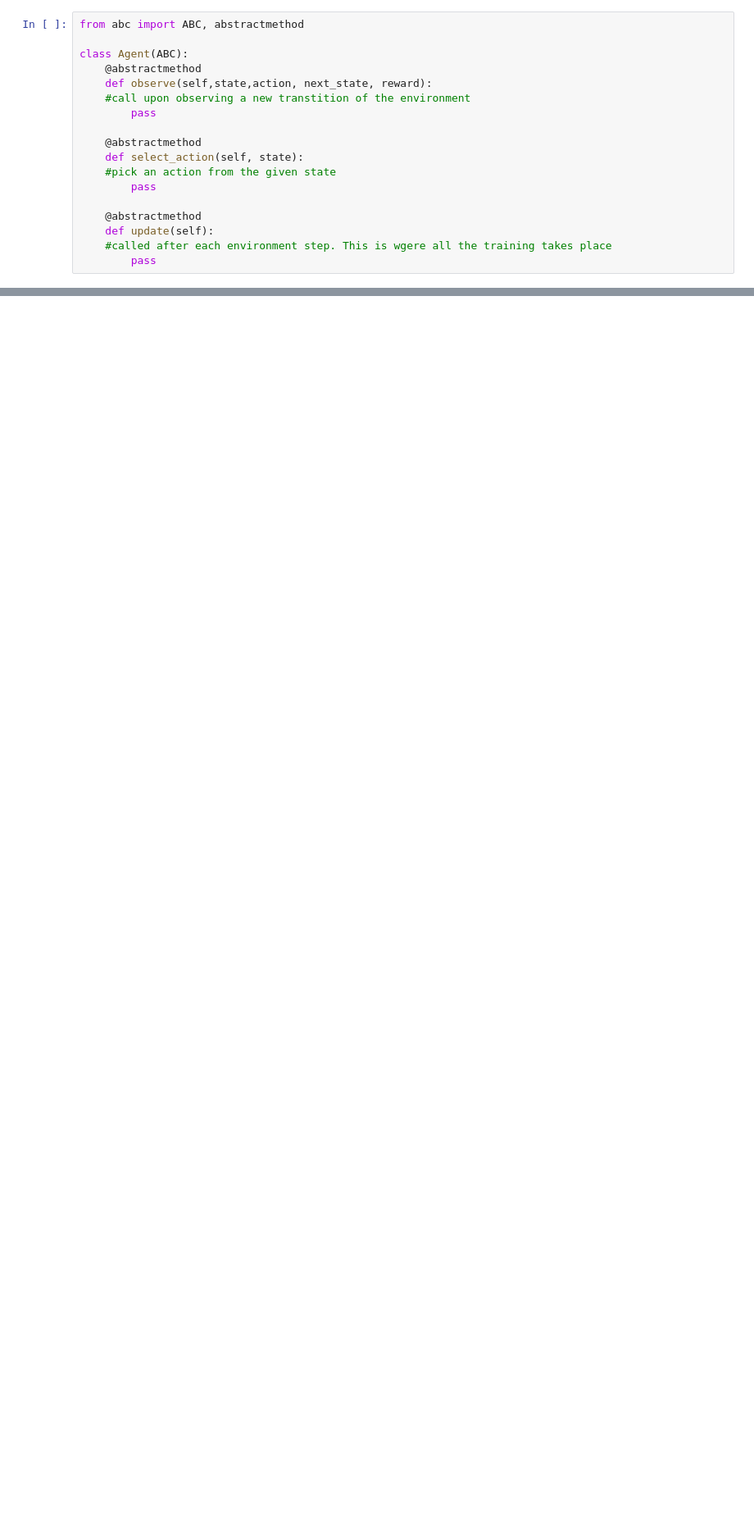
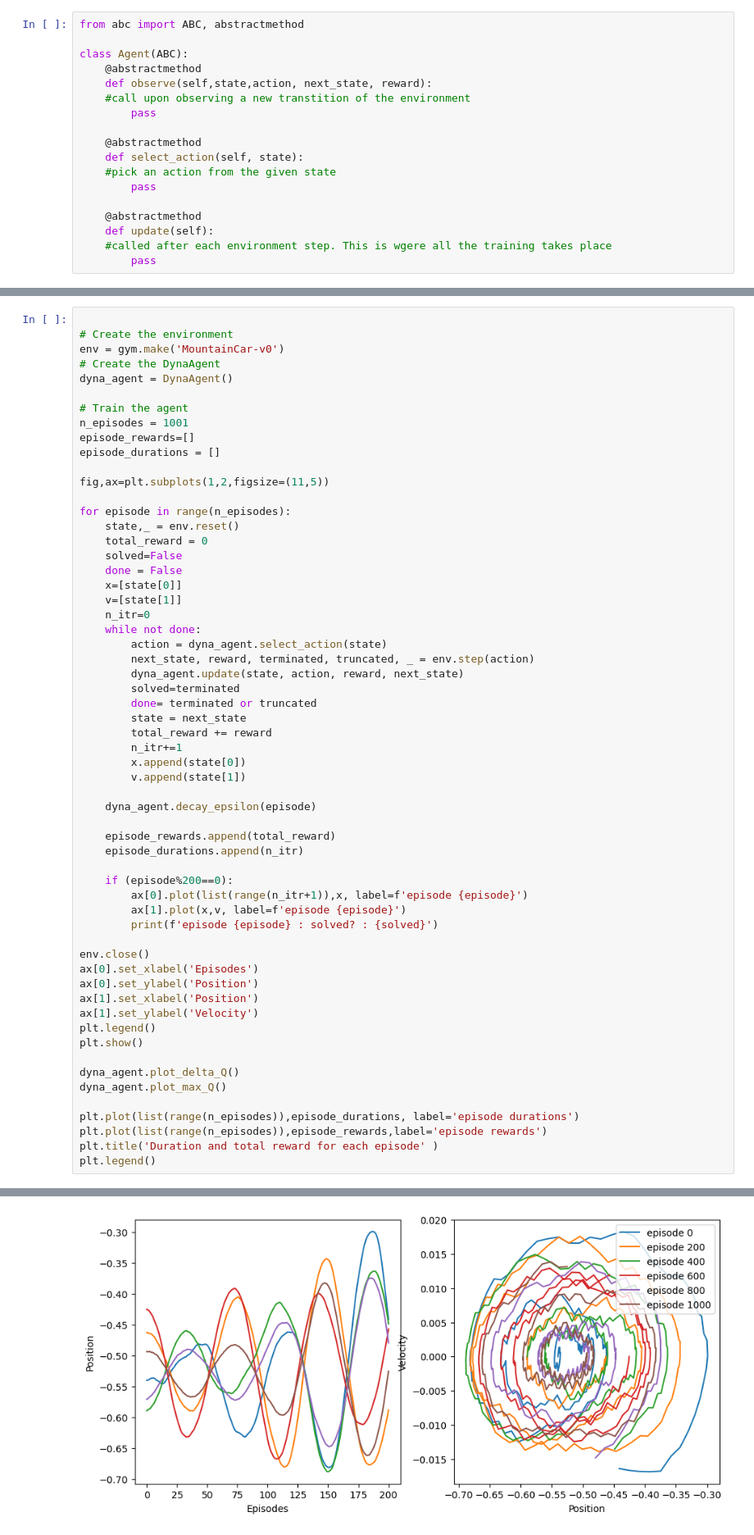
Before and after one commit to NicolasRR/ANN-RL, a Jupyter notebook: Mountain_Car.ipynb, the cells around one changed output, grey strips where cells are left out. Shown at 82% size. Saved outputs shown, nothing was run; the diff lists cells and outputs as text; blank space fills up the shorter version.

```diff
--- a/Mountain_Car.ipynb
+++ b/Mountain_Car.ipynb
@@ -226,0 +226,60 @@ episode 8 : solved? : False
+# %%
+
+# Create the environment
+env = gym.make('MountainCar-v0')
+# Create the DynaAgent
+dyna_agent = DynaAgent()
+
+# Train the agent
+n_episodes = 1001
+episode_rewards=[]
+episode_durations = []
+
+fig,ax=plt.subplots(1,2,figsize=(11,5))
+
+for episode in range(n_episodes):
+    state,_ = env.reset()
+    total_reward = 0
+    solved=False
+    done = False
+    x=[state[0]]
+    v=[state[1]]
+    n_itr=0
+    while not done:
+        action = dyna_agent.select_action(state)
+        next_state, reward, terminated, truncated, _ = env.step(action)
+        dyna_agent.update(state, action, reward, next_state)
+        solved=terminated
+        done= terminated or truncated
+        state = next_state
+        total_reward += reward
+        n_itr+=1
+        x.append(state[0])
+        v.append(state[1])
+
+    dyna_agent.decay_epsilon(episode)
+
+    episode_rewards.append(total_reward)
+    episode_durations.append(n_itr)
+
+    if (episode%200==0):
+        ax[0].plot(list(range(n_itr+1)),x, label=f'episode {episode}')
+        ax[1].plot(x,v, label=f'episode {episode}')
+        print(f'episode {episode} : solved? : {solved}')
+
+env.close()
+ax[0].set_xlabel('Episodes')
+ax[0].set_ylabel('Position')
+ax[1].set_xlabel('Position')
+ax[1].set_ylabel('Velocity')
+plt.legend()
+plt.show()
+
+dyna_agent.plot_delta_Q()
+dyna_agent.plot_max_Q()
+
+plt.plot(list(range(n_episodes)),episode_durations, label='episode durations')
+plt.plot(list(range(n_episodes)),episode_rewards,label='episode rewards')
+plt.title('Duration and total reward for each episode' )
+plt.legend()
+# %% [output]
@@ -226,0 +292 @@ episode 8 : solved? : False
+[figure, added]
```
Also changed, not shown: parts of 6 cells of this notebook.
